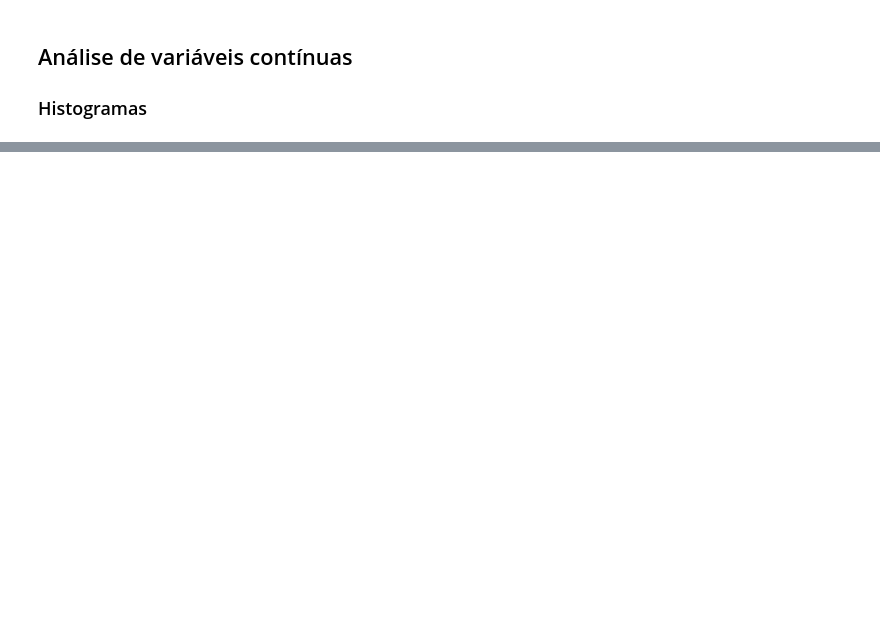
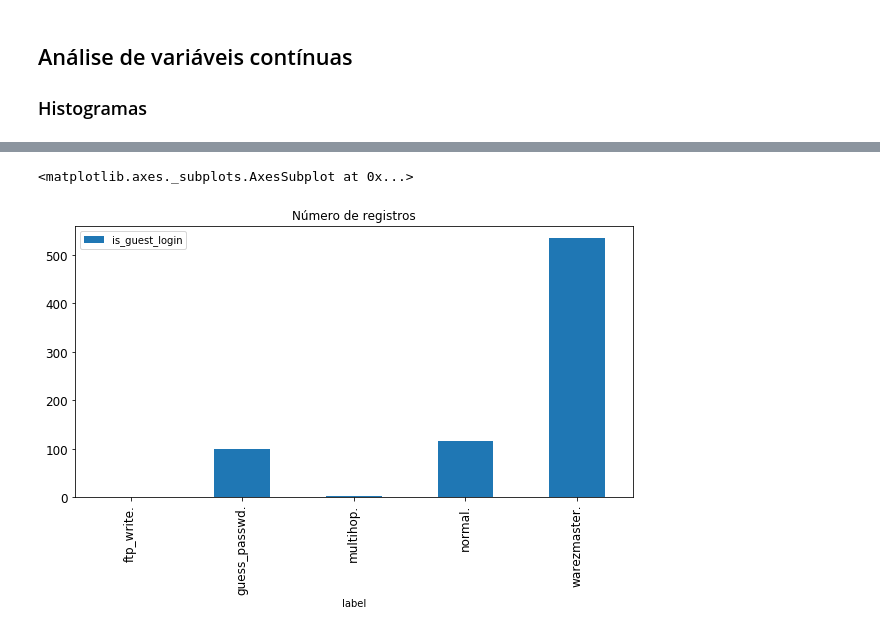
Before and after one commit to lucaslrolim/EEL840-KDD-CUP-99, a Jupyter notebook: Exploratory analysis.ipynb, the cells around one changed output, grey strips where cells are left out. Drawn from its saved outputs; the diff is of its cells as text; code cells hidden in the pictures; blank space fills up the shorter version.

```diff
--- a/Exploratory analysis.ipynb
+++ b/Exploratory analysis.ipynb
@@ -115,0 +132,7 @@ df_non_categorical.hist(figsize = (34,40));
+# %%
+df_temp = df[["is_guest_login","label"]]
+df_temp = df_temp.loc[df_temp['is_guest_login'] == 1]
+df_temp.groupby(["label"]).count().plot(kind='bar', title ="Número de registros", figsize=(10, 5), legend=True, fontsize=12)
+# %% [output]
+<matplotlib.axes._subplots.AxesSubplot at 0x...>
+[figure, added]
```
Also changed, not shown: parts of 21 cells of this notebook, 1 other file.
